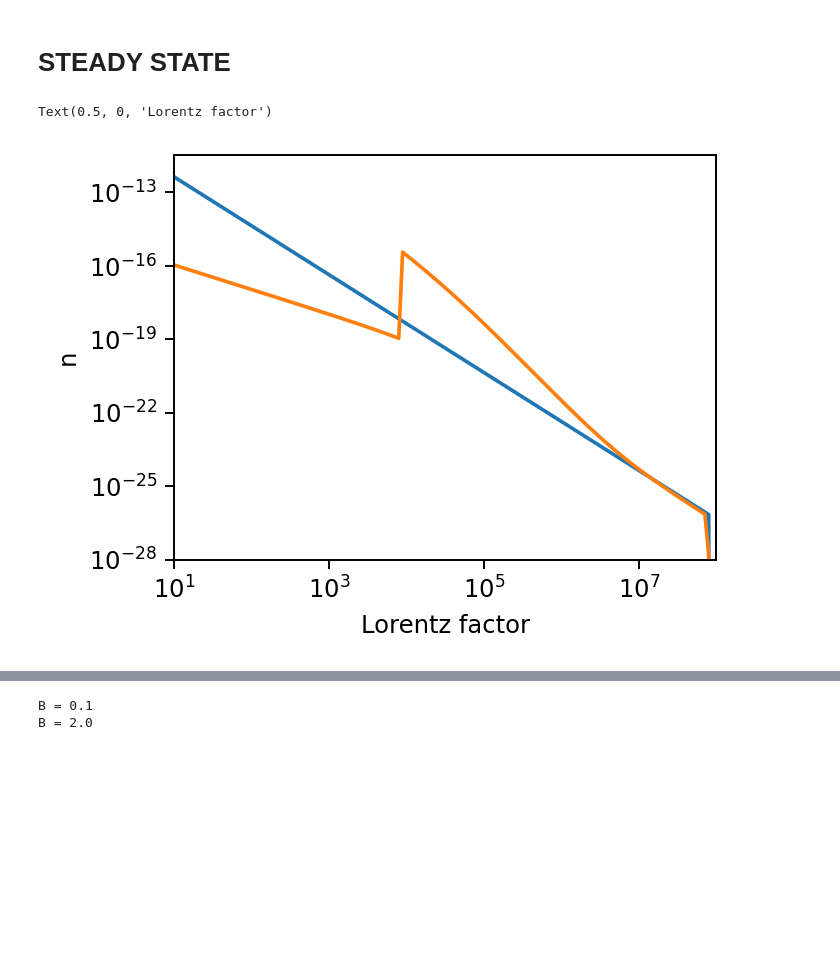
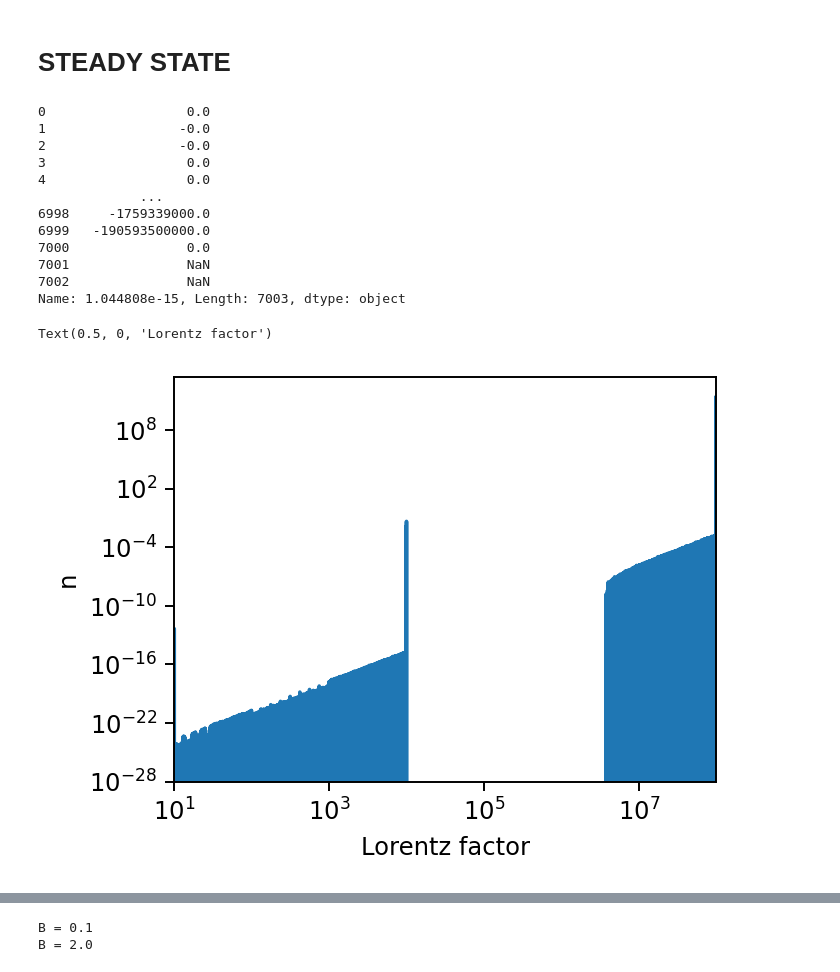
Before and after one commit to me623/Mphys_modelling, a Jupyter notebook: plotting.ipynb, the cells around one changed output, grey strips where cells are left out. Cells and saved outputs as stored; diff of their text form; code cells hidden in the pictures; blank space fills up the shorter version.

Commit message:
improved plotting tools to explore initial state and other steady state parameters

```diff
--- a/plotting.ipynb
+++ b/plotting.ipynb
@@ -341,22 +398,35 @@ Text(0.5, 0, 'Lorentz factor')
 # %%
 plt.figure(figsize=[4,3])
 sim_data=pd.read_csv(r"C:\Users\morga\Masters Year\Modelling\Mphys_modelling\csv_data\steady_state\simulation_data.csv",
 header=None)
 sim_data=sim_data.T
 sim_data.columns = sim_data.iloc[0]
 sim_data = sim_data[1:]
 sim_data.reset_index(drop=True, inplace=True)
-plt.plot(sim_data["gamma"], sim_data.iloc[:,1])
+print(sim_data.iloc[:,-1])
+#plt.plot(sim_data["gamma"], sim_data.iloc[:,1])
 plt.plot(sim_data["gamma"], sim_data.iloc[:,-1])
 plt.ylabel("n")
 plt.yscale("log")
 plt.xscale("log")
 plt.ylim(1e-28)
 plt.xlim(1e1, 1e8)
 plt.xlabel("Lorentz factor")
 # %% [output]
-Text(0.5, 0, 'Lorentz factor')
+0                  0.0
+1                 -0.0
+2                 -0.0
+3                  0.0
+4                  0.0
+             ...
+6998     -1759339000.0
+6999   -190593500000.0
+7000               0.0
+7001               NaN
+7002               NaN
+Name: 1.044808e-15, Length: 7003, dtype: object
+Text(0.5, 0, 'Lorentz factor')
-[figure, old version]
+[figure, new version]
 # %%
 files = ["B 100.csv","B 250.csv","B 500.csv","B1000.csv","B1500.csv","B2000.csv"]
 names = ["B = 0.1", "B = 0.25", "B = 0.5", "B = 1.0", "B = 1.5", "B = 2.0"]
```
Also changed, not shown: parts of 10 cells of this notebook, 2 other files.
